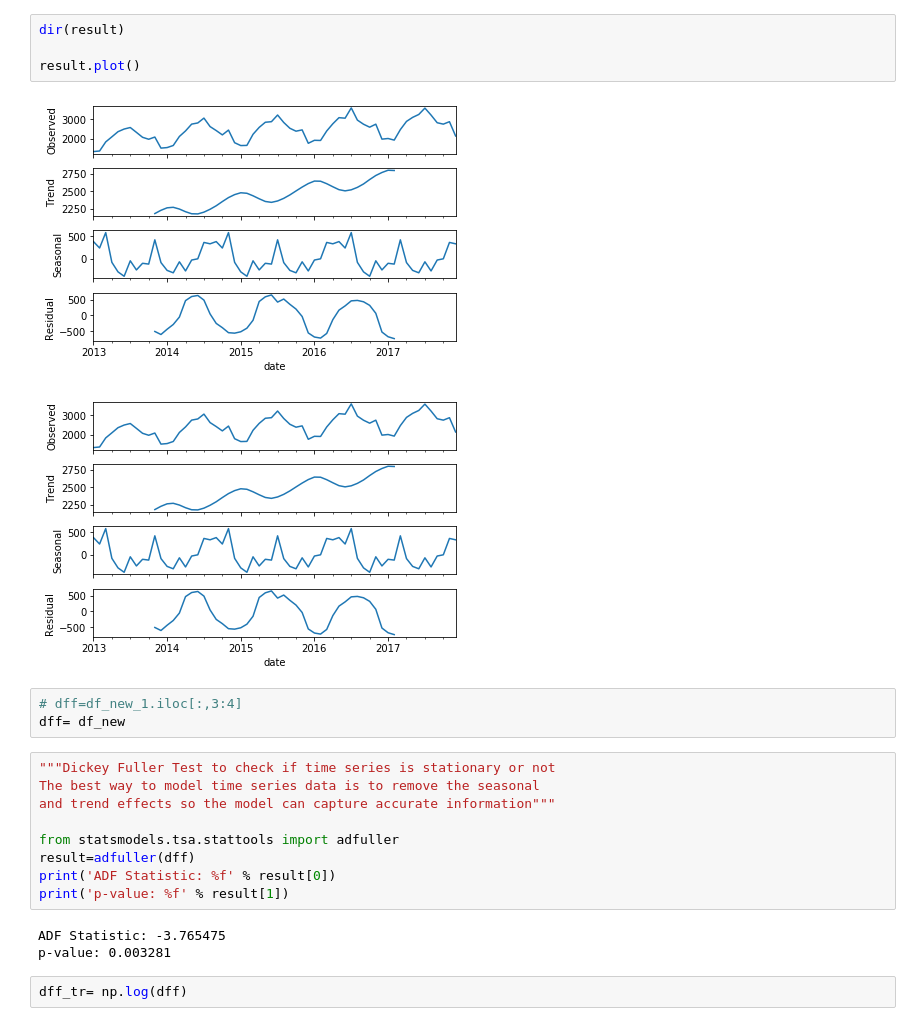
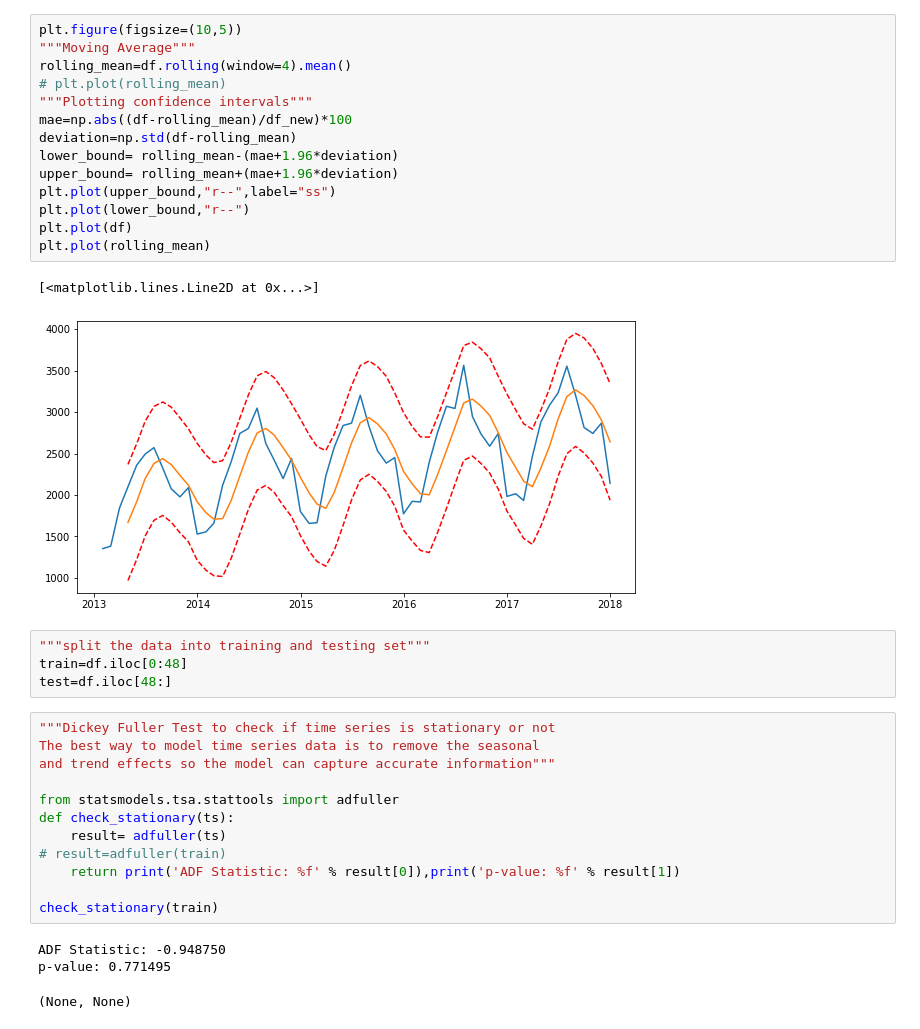
Before and after one commit to arsalhuda24/Seasonal-ARIMA-Forecasting-, a Jupyter notebook: SARIMA.ipynb, the cells around one changed output. Drawn from its saved outputs; the diff is of its cells as text.

```diff
--- a/SARIMA.ipynb
+++ b/SARIMA.ipynb
@@ -48,24 +49,37 @@ result= seasonal_decompose(df_new_1,freq=20)
-# %%
-dir(result)
-
-result.plot()
-# %% [output]
-[figure, removed]
-[figure, removed]
-# %%
-# dff=df_new_1.iloc[:,3:4]
-dff= df_new
+# %%
+plt.figure(figsize=(10,5))
+"""Moving Average"""
+rolling_mean=df.rolling(window=4).mean()
+# plt.plot(rolling_mean)
+"""Plotting confidence intervals"""
+mae=np.abs((df-rolling_mean)/df_new)*100
+deviation=np.std(df-rolling_mean)
+lower_bound= rolling_mean-(mae+1.96*deviation)
+upper_bound= rolling_mean+(mae+1.96*deviation)
+plt.plot(upper_bound,"r--",label="ss")
+plt.plot(lower_bound,"r--")
+plt.plot(df)
+plt.plot(rolling_mean)
+# %% [output]
+[<matplotlib.lines.Line2D at 0x...>]
+[figure, added]
+# %%
+"""split the data into training and testing set"""
+train=df.iloc[0:48]
+test=df.iloc[48:]
 # %%
 """Dickey Fuller Test to check if time series is stationary or not
 The best way to model time series data is to remove the seasonal
 and trend effects so the model can capture accurate information"""
 
 from statsmodels.tsa.stattools import adfuller
-result=adfuller(dff)
-print('ADF Statistic: %f' % result[0])
-print('p-value: %f' % result[1])
+def check_stationary(ts):
+    result= adfuller(ts)
+# result=adfuller(train)
+    return print('ADF Statistic: %f' % result[0]),print('p-value: %f' % result[1])
+
+check_stationary(train)
 # %% [output]
-ADF Statistic: -3.765475
-p-value: 0.003281
+ADF Statistic: -0.948750
+p-value: 0.771495
+(None, None)
-# %%
-dff_tr= np.log(dff)
```
Also changed, not shown: parts of 19 cells of this notebook.
